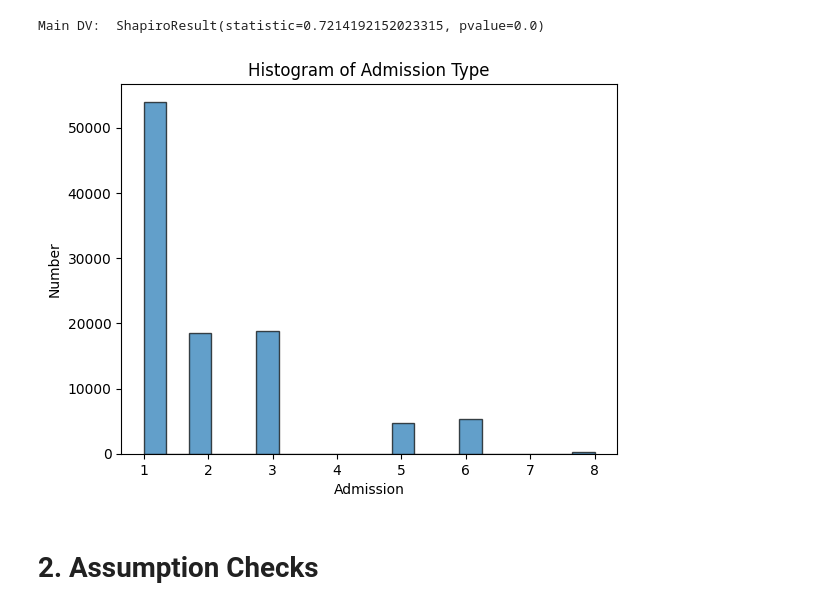
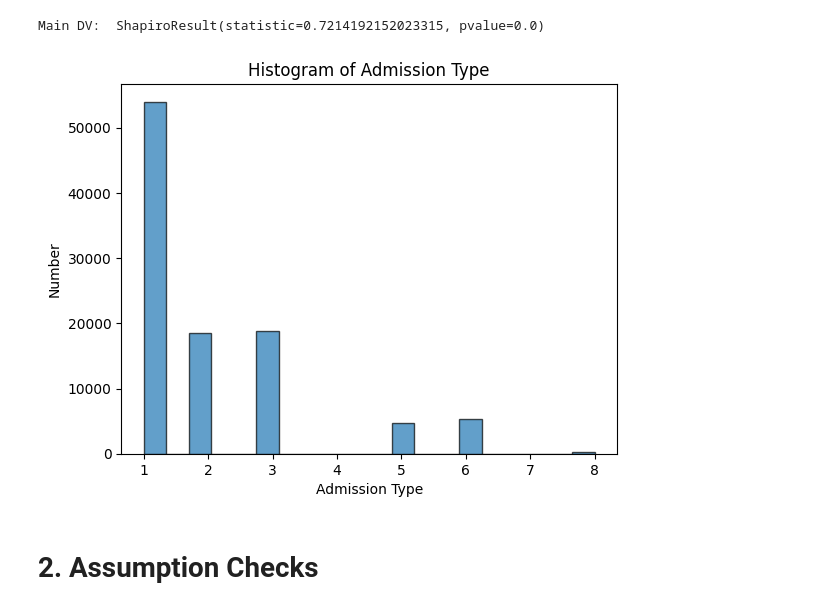
Before and after one commit to Alyssasorensen/datasci_6_anova, a Jupyter notebook: datasci_6_anova.ipynb, the cells around one changed output. Cells and saved outputs as stored; diff of their text form; code cells hidden in the pictures.

```diff
--- a/datasci_6_anova.ipynb
+++ b/datasci_6_anova.ipynb
@@ -101,11 +104,11 @@ Main DV:  ShapiroResult(statistic=0.7214192152023315, pvalue=0.0)
 # %%
 plt.hist(df['admission_type_id'], bins=20, edgecolor='k', alpha=0.7)
 plt.title('Histogram of Admission Type')
-plt.xlabel('Admission')
+plt.xlabel('Admission Type')
 plt.ylabel('Number')
 plt.show()
 # %% [output]
-[figure, old version]
+[figure, new version]
 # %% [markdown]
 # 2. Assumption Checks
 # %% [markdown]
```
Also changed, not shown: parts of 8 cells of this notebook.
